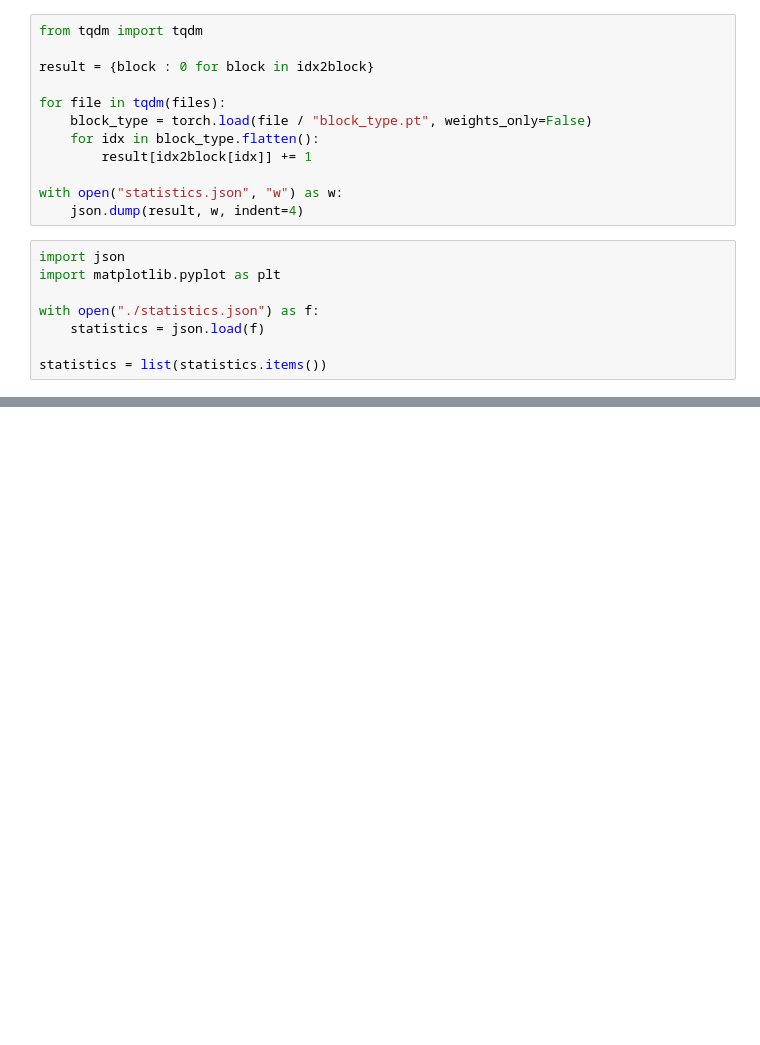
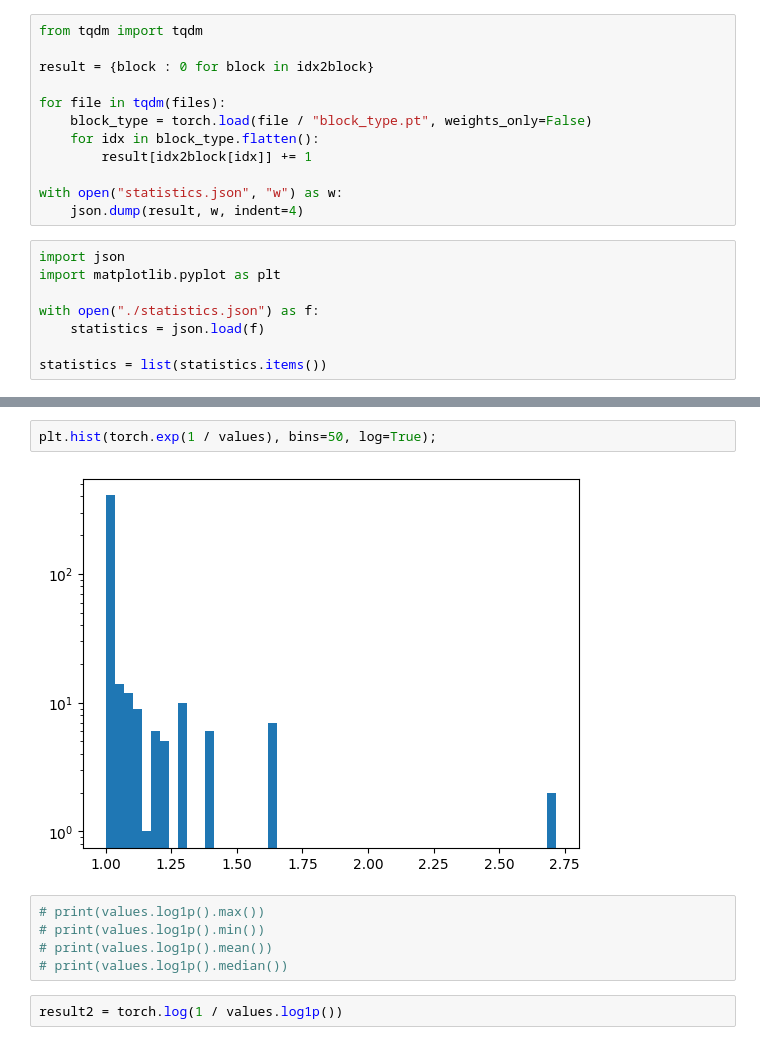
Before and after one commit to oleja1shpep/DiffusionCraft, a Jupyter notebook: src/notebooks/stats.ipynb, the cells around one changed output, grey strips where cells are left out. Saved outputs shown, nothing was run; the diff lists cells and outputs as text; blank space fills up the shorter version.

```diff
--- a/src/notebooks/stats.ipynb
+++ b/src/notebooks/stats.ipynb
@@ -568,0 +533,11 @@ show_top_statistics(statistics, 15, reversed=False, nonzero=False, ax=ax[1], tit
+# %%
+plt.hist(torch.exp(1 / values), bins=50, log=True);
+# %% [output]
+[figure, added]
+# %%
+# print(values.log1p().max())
+# print(values.log1p().min())
+# print(values.log1p().mean())
+# print(values.log1p().median())
+# %%
+result2 = torch.log(1 / values.log1p())
```
Also changed, not shown: parts of 26 cells of this notebook, 3 other files.
